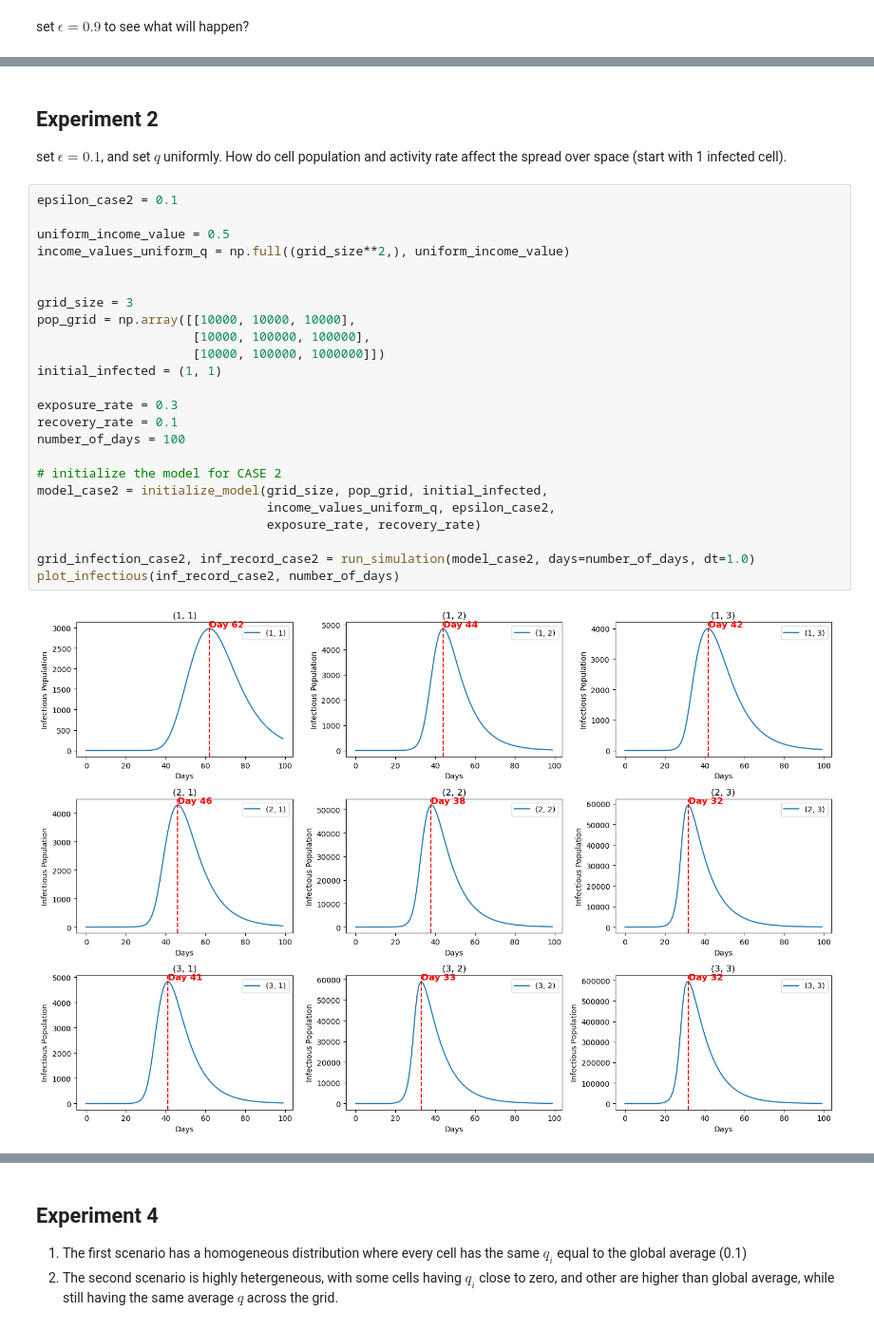
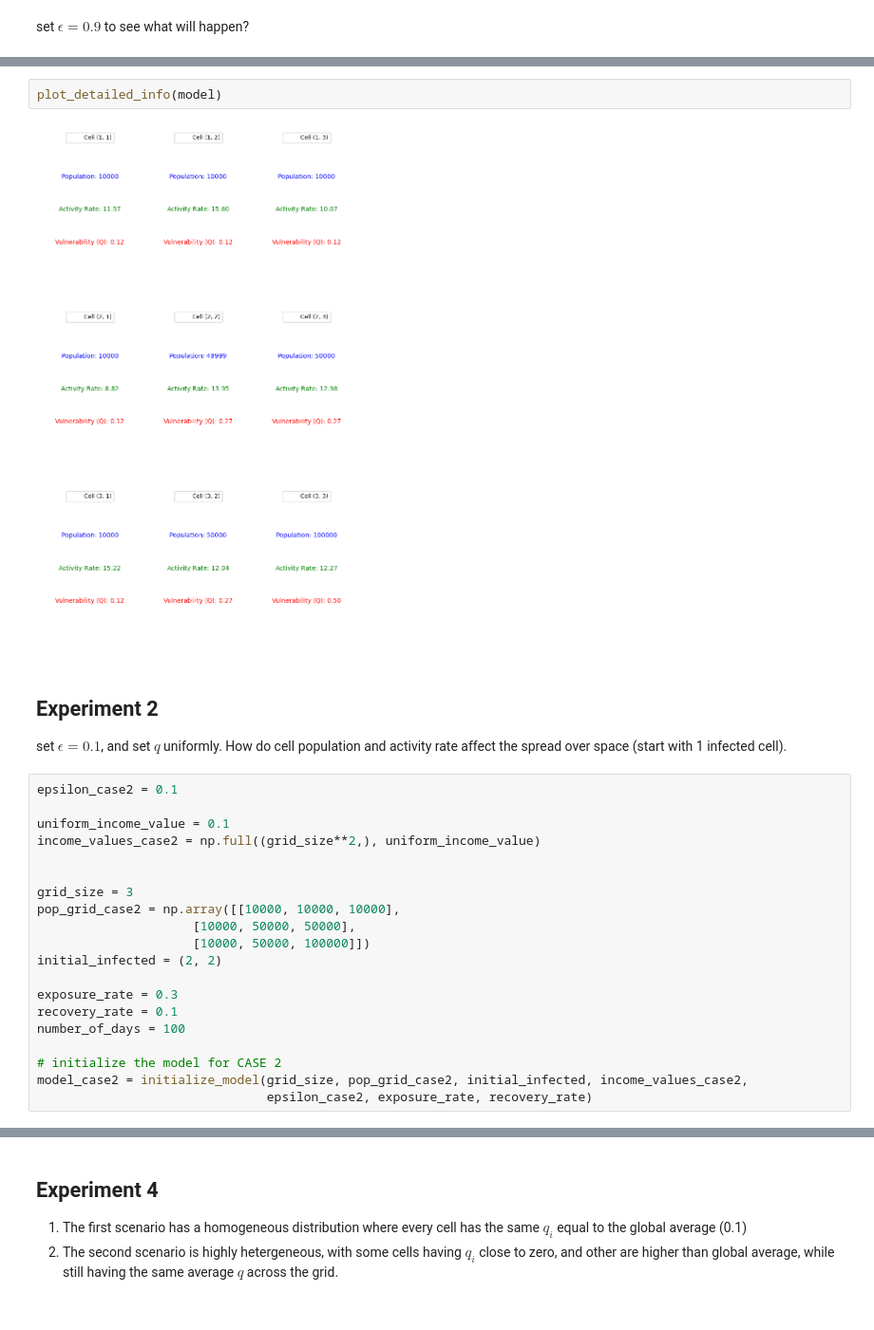
Before and after one commit to epibayes/covid-spatial-modeling, a Jupyter notebook: spatial_model.ipynb, the cells around one changed output, grey strips where cells are left out. Shown at 95% size. Drawn from its saved outputs; the diff is of its cells as text.

```diff
--- a/spatial_model.ipynb
+++ b/spatial_model.ipynb
@@ -206,3 +298,7 @@ plot_infectious(inf_record_case1, number_of_days)
+# %%
+plot_detailed_info(model)
+# %% [output]
+[figure, added]
 # %% [markdown]
 ## Experiment 2
 
@@ -210,26 +306,20 @@ set $\epsilon =0.1$, and set $q$ uniformly. How do cell population and activity
 # %%
 epsilon_case2 = 0.1
 
-uniform_income_value = 0.5
-income_values_uniform_q = np.full((grid_size**2,), uniform_income_value)
+uniform_income_value = 0.1
+income_values_case2 = np.full((grid_size**2,), uniform_income_value)
 
 
 grid_size = 3
-pop_grid = np.array([[10000, 10000, 10000],
-                     [10000, 100000, 100000],
-                     [10000, 100000, 1000000]])
-initial_infected = (1, 1)
+pop_grid_case2 = np.array([[10000, 10000, 10000],
+                     [10000, 50000, 50000],
+                     [10000, 50000, 100000]])
+initial_infected = (2, 2)
 
 exposure_rate = 0.3
 recovery_rate = 0.1
 number_of_days = 100
 
 # initialize the model for CASE 2
-model_case2 = initialize_model(grid_size, pop_grid, initial_infected,
-                               income_values_uniform_q, epsilon_case2,
-                               exposure_rate, recovery_rate)
-
-grid_infection_case2, inf_record_case2 = run_simulation(model_case2, days=number_of_days, dt=1.0)
-plot_infectious(inf_record_case2, number_of_days)
+model_case2 = initialize_model(grid_size, pop_grid_case2, initial_infected, income_values_case2,
+                               epsilon_case2, exposure_rate, recovery_rate)
-# %% [output]
-[figure, removed]
```
Also changed, not shown: parts of 19 cells of this notebook.
